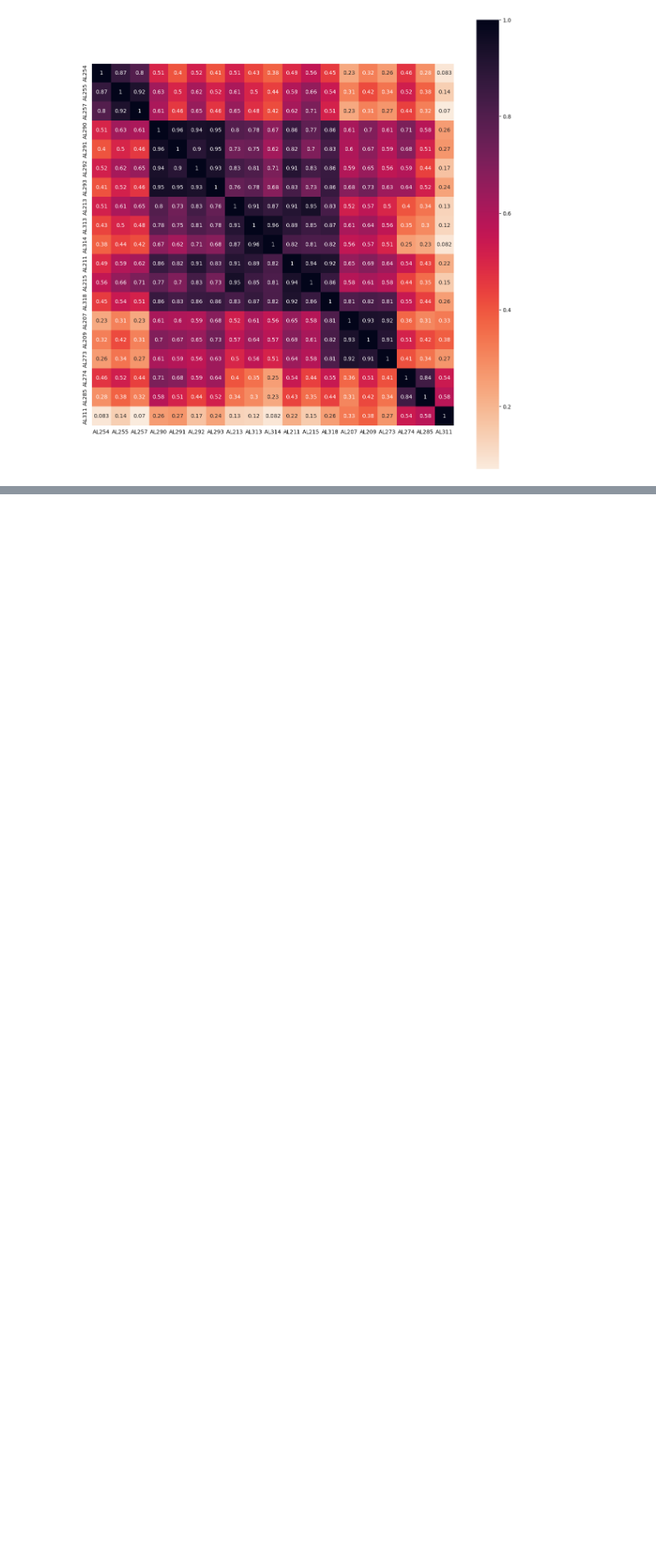
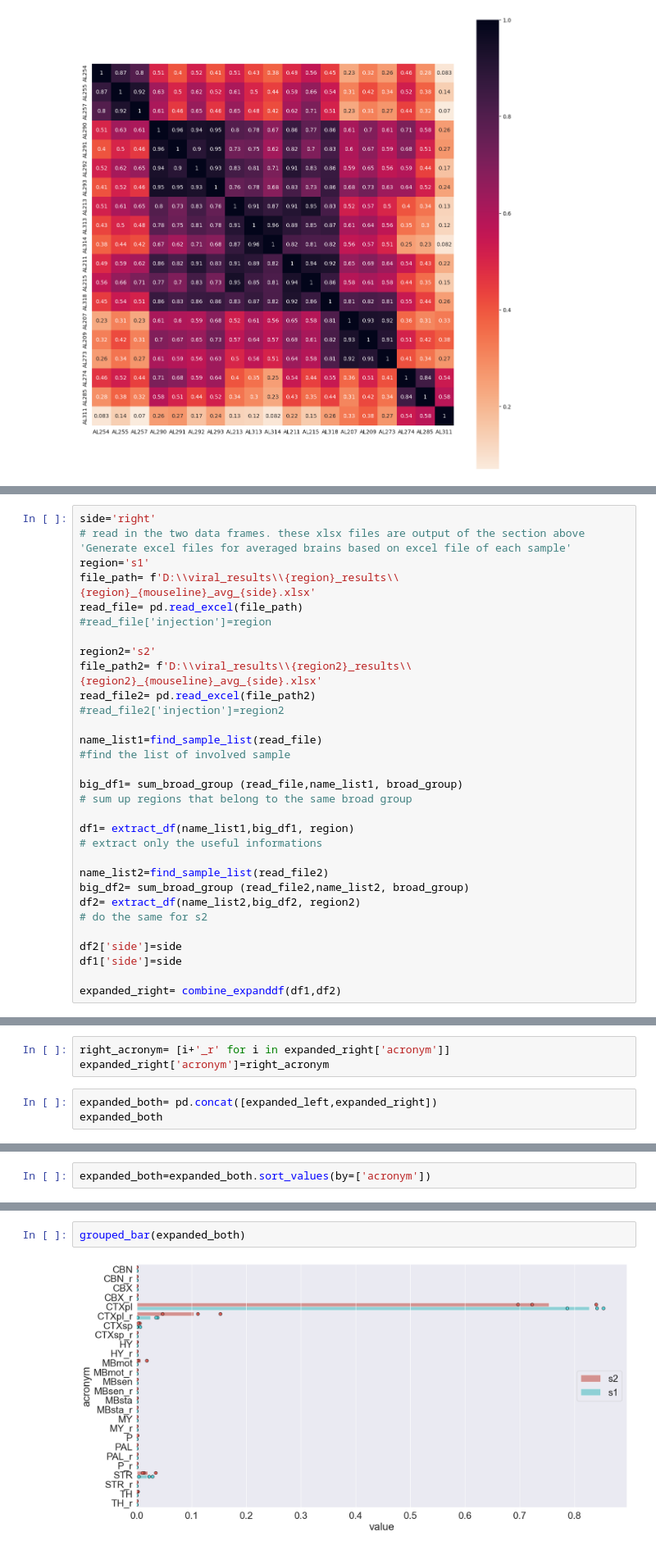
Before and after one commit to YANQI-LIU/Image_Registration, a Jupyter notebook: plotting_sns.ipynb, the cells around one changed output, grey strips where cells are left out. Shown at 82% size. Drawn from its saved outputs; the diff is of its cells as text; blank space fills up the shorter version.

Commit message:
section for broad categories, depth 3 and 4

```diff
--- a/plotting_sns.ipynb
+++ b/plotting_sns.ipynb
@@ -686,0 +930,31 @@ plt.show()
+# %%
+side='right'
+# read in the two data frames. these xlsx files are output of the section above 'Generate excel files for averaged brains based on excel file of each sample'
+region='s1'
+file_path= f'D:\\viral_results\\{region}_results\\{region}_{mouseline}_avg_{side}.xlsx'
+read_file= pd.read_excel(file_path)
+#read_file['injection']=region
+
+region2='s2'
+file_path2= f'D:\\viral_results\\{region2}_results\\{region2}_{mouseline}_avg_{side}.xlsx'
+read_file2= pd.read_excel(file_path2)
+#read_file2['injection']=region2
+
+name_list1=find_sample_list(read_file)
+#find the list of involved sample
+
+big_df1= sum_broad_group (read_file,name_list1, broad_group)
+# sum up regions that belong to the same broad group
+
+df1= extract_df(name_list1,big_df1, region)
+# extract only the useful informations
+
+name_list2=find_sample_list(read_file2)
+big_df2= sum_broad_group (read_file2,name_list2, broad_group)
+df2= extract_df(name_list2,big_df2, region2)
+# do the same for s2
+
+df2['side']=side
+df1['side']=side
+
+expanded_right= combine_expanddf(df1,df2)
@@ -686,0 +977,6 @@ plt.show()
+# %%
+right_acronym= [i+'_r' for i in expanded_right['acronym']]
+expanded_right['acronym']=right_acronym
+# %%
+expanded_both= pd.concat([expanded_left,expanded_right])
+expanded_both
@@ -686,0 +997,2 @@ plt.show()
+# %%
+expanded_both=expanded_both.sort_values(by=['acronym'])
@@ -686,0 +1019,4 @@ plt.show()
+# %%
+grouped_bar(expanded_both)
+# %% [output]
+[figure, added]
```
Also changed, not shown: parts of 16 cells of this notebook.
